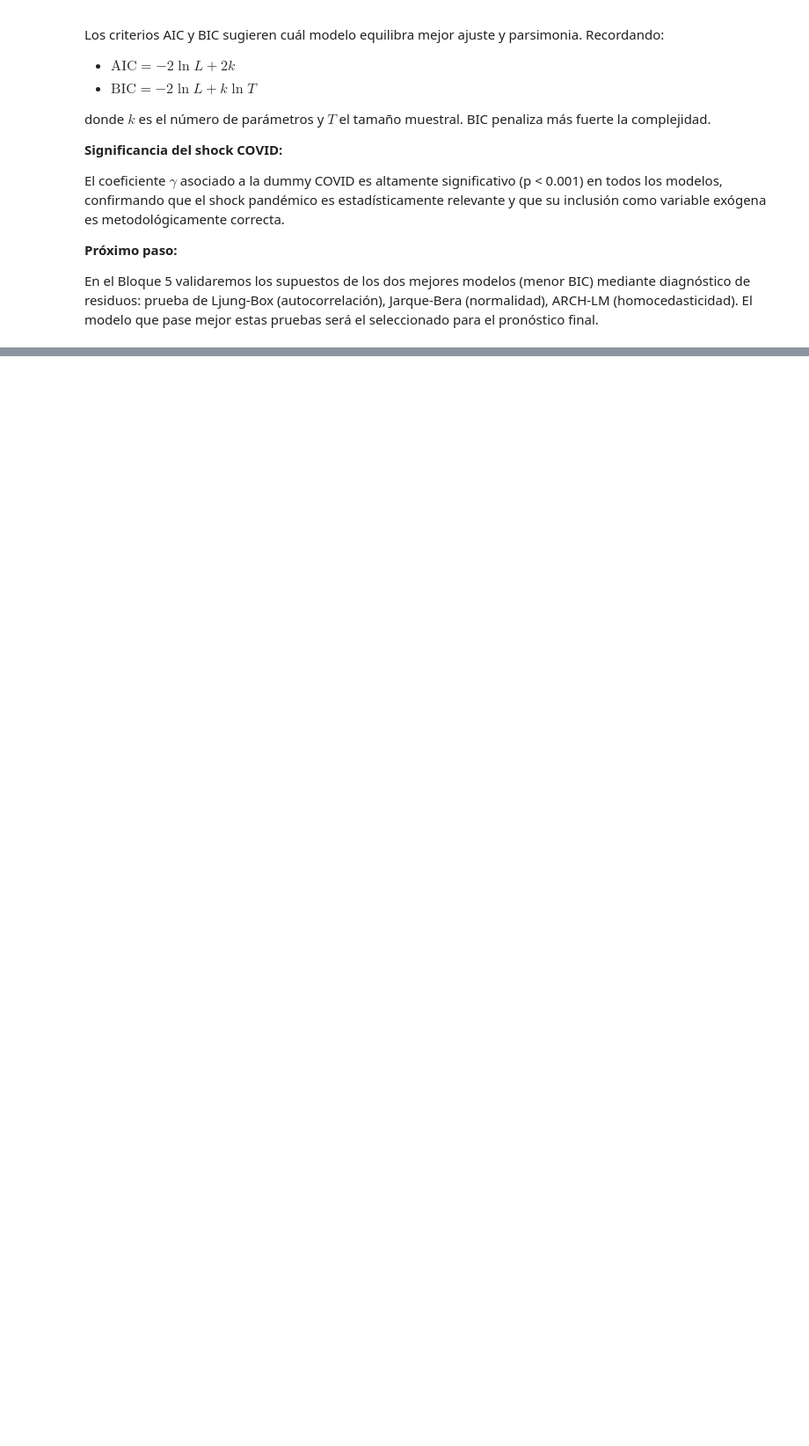
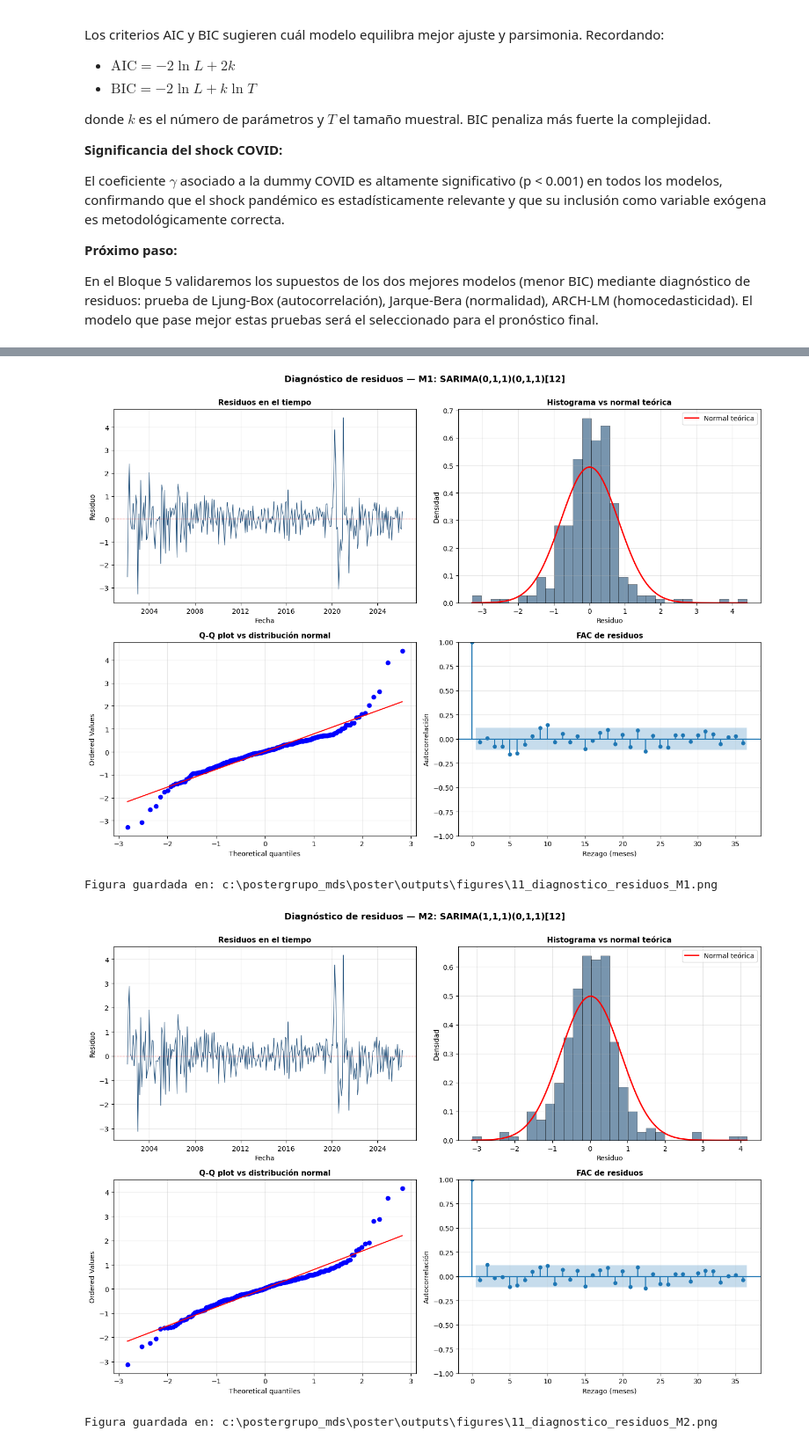
Before and after one commit to dilantovar/poster, a Jupyter notebook: notebooks/01_box_jenkins_td.ipynb, the cells around one changed output, grey strips where cells are left out. Shown at 88% size. Cells and saved outputs as stored; diff of their text form; code cells hidden in the pictures; blank space fills up the shorter version.

```diff
--- a/notebooks/01_box_jenkins_td.ipynb
+++ b/notebooks/01_box_jenkins_td.ipynb
@@ -1226,0 +1549,60 @@ En el Bloque 5 validaremos los supuestos de los dos mejores modelos (menor BIC)
+# %%
+# %% Diagnóstico visual de residuos =====================
+
+for nombre, resid in residuos.items():
+    fig, axes = plt.subplots(2, 2, figsize=(14, 10))
+
+    # Panel 1: serie de residuos en el tiempo
+    axes[0, 0].plot(resid.index, resid.values, color="#1f4e79", linewidth=0.8)
+    axes[0, 0].axhline(0, color="red", linestyle="--", linewidth=0.8, alpha=0.6)
+    axes[0, 0].set_title(f"Residuos en el tiempo", fontsize=11, fontweight="bold")
+    axes[0, 0].set_xlabel("Fecha")
+    axes[0, 0].set_ylabel("Residuo")
+    axes[0, 0].grid(True, alpha=0.3)
+
+    # Panel 2: histograma con curva normal teórica
+    axes[0, 1].hist(resid.values, bins=30, density=True, color="#1f4e79",
+                    alpha=0.6, edgecolor="black", linewidth=0.5)
+    # Superponer densidad normal con misma media y varianza
+    from scipy.stats import norm
+    x_range = np.linspace(resid.min(), resid.max(), 200)
+    axes[0, 1].plot(x_range, norm.pdf(x_range, resid.mean(), resid.std()),
+                    color="red", linewidth=2, label="Normal teórica")
+    axes[0, 1].set_title("Histograma vs normal teórica",
+                         fontsize=11, fontweight="bold")
+    axes[0, 1].set_xlabel("Residuo")
+    axes[0, 1].set_ylabel("Densidad")
+    axes[0, 1].legend()
+    axes[0, 1].grid(True, alpha=0.3)
+
+    # Panel 3: Q-Q plot vs normal
+    probplot(resid.values, dist="norm", plot=axes[1, 0])
+    axes[1, 0].set_title("Q-Q plot vs distribución normal",
+                         fontsize=11, fontweight="bold")
+    axes[1, 0].grid(True, alpha=0.3)
+
+    # Panel 4: FAC de residuos
+    plot_acf(resid, lags=36, alpha=0.05, bartlett_confint=False,
+             ax=axes[1, 1])
+    axes[1, 1].set_title("FAC de residuos", fontsize=11, fontweight="bold")
+    axes[1, 1].set_xlabel("Rezago (meses)")
+    axes[1, 1].set_ylabel("Autocorrelación")
+
+    # Título general
+    nombre_corto = nombre.split(":")[0]  # "M1" o "M2"
+    fig.suptitle(f"Diagnóstico de residuos — {nombre}",
+                 fontsize=13, fontweight="bold", y=1.00)
+
+    plt.tight_layout()
+
+    # Guardar
+    ruta_fig = FIGURES / f"11_diagnostico_residuos_{nombre_corto}.png"
+    plt.savefig(ruta_fig)
+    plt.show()
+
+    print(f"Figura guardada en: {ruta_fig}")
+# %% [output]
+[figure, added]
+Figura guardada en: c:\postergrupo_mds\poster\outputs\figures\11_diagnostico_residuos_M1.png
+[figure, added]
+Figura guardada en: c:\postergrupo_mds\poster\outputs\figures\11_diagnostico_residuos_M2.png
```
Also changed, not shown: parts of 22 cells of this notebook.
